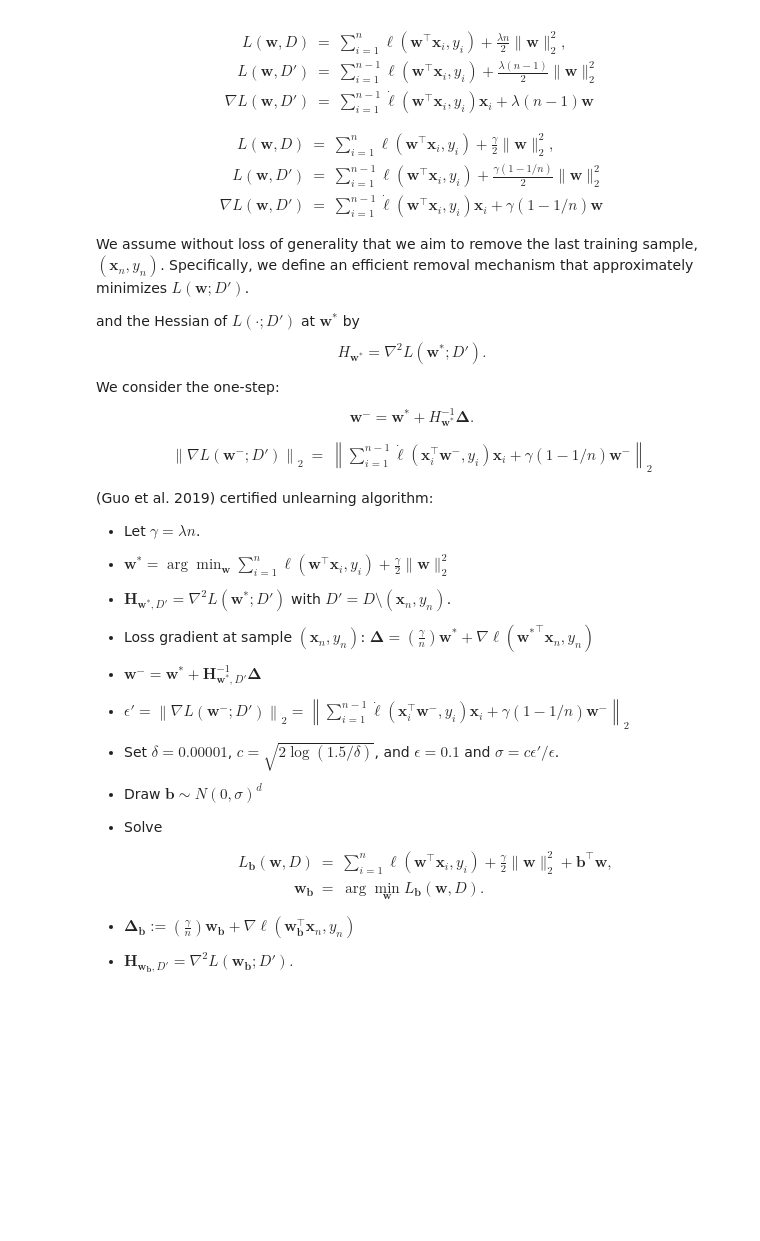
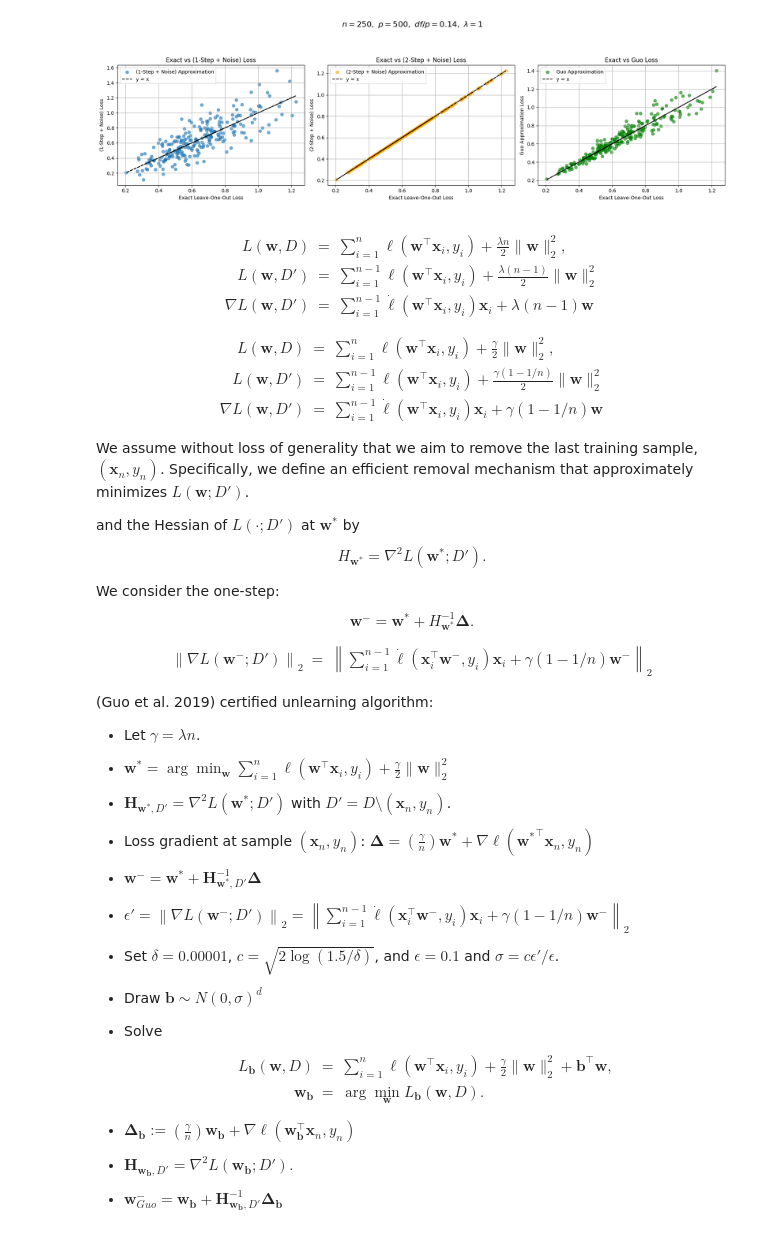
Before and after one commit to RadSpiral/certified_machine_unlearning, a Jupyter notebook: Figure_1_new_logistic_ridge_n_p_scaling.ipynb, the cells around one changed output. Cells and saved outputs as stored; diff of their text form; code cells hidden in the pictures; blank space fills up the shorter version.

```diff
--- a/Figure_1_new_logistic_ridge_n_p_scaling.ipynb
+++ b/Figure_1_new_logistic_ridge_n_p_scaling.ipynb
@@ -448,3 +464,43 @@ Test  Error (beta_hat) : 0.4890
+# %%
+# --- Scatter Plots: Approx vs Exact LOO Loss ---
+plt.figure(figsize=(18, 5))
+
+# 1-Step
+plt.subplot(1, 3, 1)
+plt.scatter(loss_hat, loss_tilde, alpha=0.6, label="(1-Step + Noise) Approximation")
+plt.plot(loss_hat, loss_hat, 'k--', label="y = x")
+plt.xlabel("Exact Leave-One-Out Loss")
+plt.ylabel("(1-Step + Noise) Loss")
+plt.title("Exact vs (1-Step + Noise) Loss")
+plt.legend()
+plt.grid(True)
+
+# 2-Step
+plt.subplot(1, 3, 2)
+plt.scatter(loss_hat, loss_tilde_2, alpha=0.6, color='orange', label="(2-Step + Noise) Approximation")
+plt.plot(loss_hat, loss_hat, 'k--', label="y = x")
+plt.xlabel("Exact Leave-One-Out Loss")
+plt.ylabel("(2-Step + Noise) Loss")
+plt.title("Exact vs (2-Step + Noise) Loss")
+plt.legend()
+plt.grid(True)
+
+# Guo Approximation
+plt.subplot(1, 3, 3)
+plt.scatter(loss_hat, loss_Guo, alpha=0.6, color='green', label="Guo Approximation")
+plt.plot(loss_hat, loss_hat, 'k--', label="y = x")
+plt.xlabel("Exact Leave-One-Out Loss")
+plt.ylabel("Guo Approximation Loss")
+plt.title("Exact vs Guo Loss")
+plt.legend()
+plt.grid(True)
+
+# Title
+plt.suptitle(rf'$n = {n},\ p = {p},\ df/p = {tr_H:.2f},\ \lambda = {lambda_}$', fontsize=16, y=1.05)
+plt.tight_layout(rect=[0, 0, 1, 0.95])
+plt.show()
+# %% [output]
+[figure, added]
 # %% [markdown]
 \begin{eqnarray*}
 L(\mathbf{w}, D) &=& \sum_{i=1}^{n} \ell(\mathbf{w}^{\top} \mathbf{x}_i, y_i) + \frac{\lambda n}{2} \|\mathbf{w}\|_2^2,
@@ -511,3 +567,5 @@ L_{\mathbf{b}}(\mathbf{w}, D) &=& \sum_{i=1}^{n} \ell(\mathbf{w}^{\top} \mathbf{
 * $\mathbf{\Delta}_{\mathbf{b}} := (\frac{\gamma}{n}) \mathbf{w}_{\mathbf{b}} + \nabla \ell(\mathbf{w}_{\mathbf{b}}^{\top} \mathbf{x}_n, y_n)$
 
 * $ \mathbf{H}_{\mathbf{w}_{\mathbf{b}}, D'} = \nabla^2 L(\mathbf{w}_{\mathbf{b}}; D').$
+
+* $\mathbf{w}_{Guo}^{-} = \mathbf{w_b} + \mathbf{H}_{\mathbf{w}_{\mathbf{b}}, D'}^{-1} \mathbf{\Delta}_{\mathbf{b}} $
```
Also changed, not shown: parts of 3 cells of this notebook.
